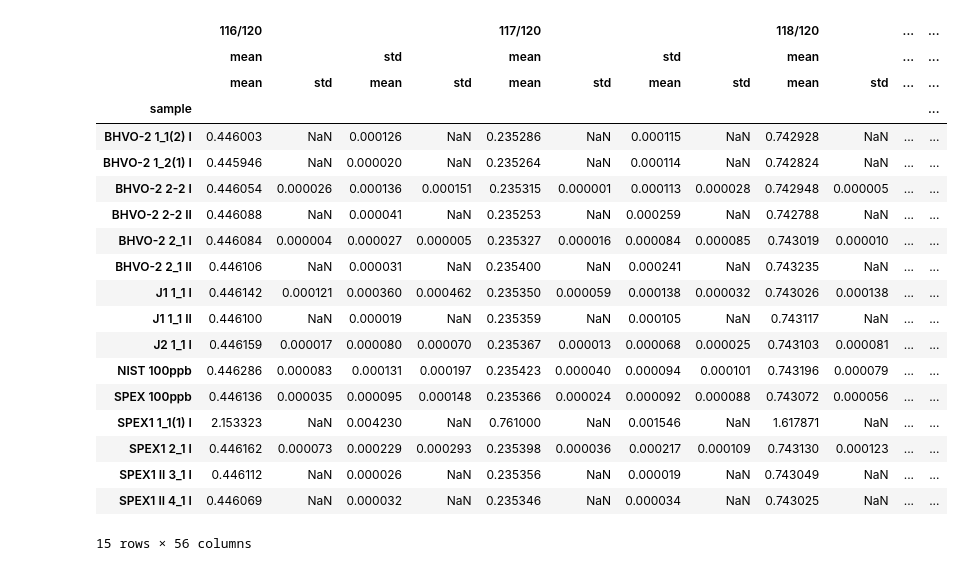
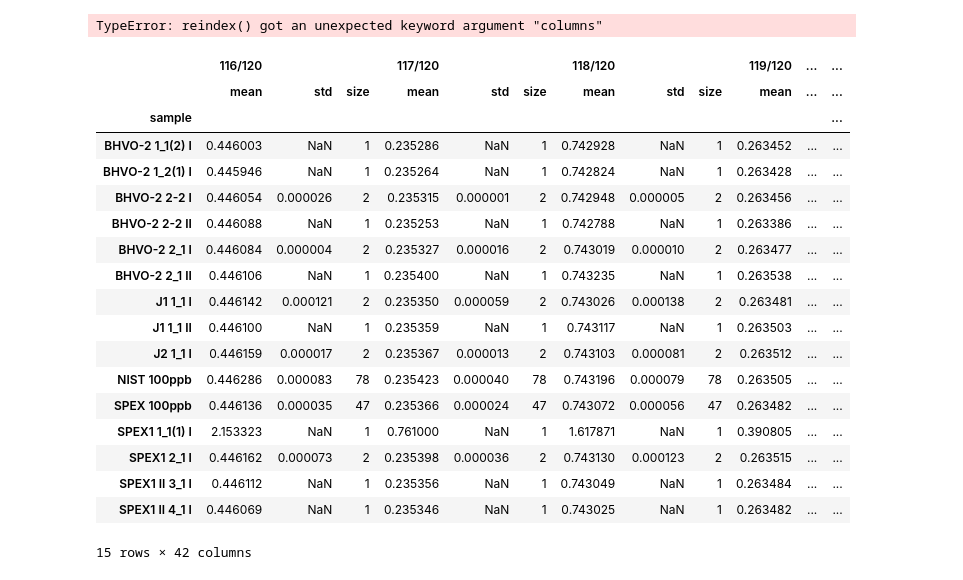
Before and after one commit to Marfster/NU_Plasma, a Jupyter notebook: Nu Plasma Evaluation.ipynb, the cells around one changed output. Drawn from its saved outputs; the diff is of its cells as text; code cells hidden in the pictures.

```diff
--- a/Nu Plasma Evaluation.ipynb
+++ b/Nu Plasma Evaluation.ipynb
@@ -113,6 +134,6 @@ for sample in files_1:
 # %%
 df_external_norm_sub = df_external_norm[df_external_norm["120"] > 10]
-df_external_norm_mean = df_external_norm_sub.groupby(df_external_norm_sub.index).agg([np.mean, np.std])
+df_external_norm_mean = df_external_norm_sub.groupby(df_external_norm_sub.index).agg(np.mean)
 df_external_norm_mean["sample"] = df_external_norm[df_external_norm["cycle"] == 1]["sample"]
-df_external_norm_mean
+df_external_norm_mean.drop("cycle", axis=1)
 # %% [output]
@@ -139,23 +179,33 @@ df_external_norm_mean
+# %%
+def SSB(df):
+    if (df["sample"].shift(1) == df["sample"].shift(-1)):
+        df = ((df / (df.shift(1) + df.shift(-1)))-1)*1000
+    return df
+
+sample = df_external_norm_mean["sample"]
+new = df_external_norm_mean.drop("sample", axis=1)
+new = new.where(sample.shift(1) == sample.shift(-1), 1)
+# %% [output]
+TypeError: reindex() got an unexpected keyword argument "columns"
 # %%
-df_external_norm_mean.groupby("sample").agg([np.mean, np.std])
+df_external_norm_mean.groupby("sample").agg([np.mean, np.std, np.size])
 # %% [output]
-|  | 116/120 |  |  |  | 117/120 |  |  |  | 118/120 |  | ... | ... |
-|  | mean |  | std |  | mean |  | std |  | mean |  | ... | ... |
-|  | mean | std | mean | std | mean | std | mean | std | mean | std | ... | ... |
+|  | 116/120 |  |  | 117/120 |  |  | 118/120 |  |  | 119/120 | ... | ... |
+|  | mean | std | size | mean | std | size | mean | std | size | mean | ... | ... |
 | sample |  |  |  |  |  |  |  |  |  |  |  | ... |
-| BHVO-2 1_1(2) I | 0.446003 | NaN | 0.000126 | NaN | 0.235286 | NaN | 0.000115 | NaN | 0.742928 | NaN | ... | ... |
-| BHVO-2 1_2(1) I | 0.445946 | NaN | 0.000020 | NaN | 0.235264 | NaN | 0.000114 | NaN | 0.742824 | NaN | ... | ... |
-| BHVO-2 2-2 I | 0.446054 | 0.000026 | 0.000136 | 0.000151 | 0.235315 | 0.000001 | 0.000113 | 0.000028 | 0.742948 | 0.000005 | ... | ... |
-| BHVO-2 2-2 II | 0.446088 | NaN | 0.000041 | NaN | 0.235253 | NaN | 0.000259 | NaN | 0.742788 | NaN | ... | ... |
-| BHVO-2 2_1 I | 0.446084 | 0.000004 | 0.000027 | 0.000005 | 0.235327 | 0.000016 | 0.000084 | 0.000085 | 0.743019 | 0.000010 | ... | ... |
-| BHVO-2 2_1 II | 0.446106 | NaN | 0.000031 | NaN | 0.235400 | NaN | 0.000241 | NaN | 0.743235 | NaN | ... | ... |
-| J1 1_1 I | 0.446142 | 0.000121 | 0.000360 | 0.000462 | 0.235350 | 0.000059 | 0.000138 | 0.000032 | 0.743026 | 0.000138 | ... | ... |
-| J1 1_1 II | 0.446100 | NaN | 0.000019 | NaN | 0.235359 | NaN | 0.000105 | NaN | 0.743117 | NaN | ... | ... |
-| J2 1_1 I | 0.446159 | 0.000017 | 0.000080 | 0.000070 | 0.235367 | 0.000013 | 0.000068 | 0.000025 | 0.743103 | 0.000081 | ... | ... |
-| NIST 100ppb | 0.446286 | 0.000083 | 0.000131 | 0.000197 | 0.235423 | 0.000040 | 0.000094 | 0.000101 | 0.743196 | 0.000079 | ... | ... |
-| SPEX 100ppb | 0.446136 | 0.000035 | 0.000095 | 0.000148 | 0.235366 | 0.000024 | 0.000092 | 0.000088 | 0.743072 | 0.000056 | ... | ... |
-| SPEX1 1_1(1) I | 2.153323 | NaN | 0.004230 | NaN | 0.761000 | NaN | 0.001546 | NaN | 1.617871 | NaN | ... | ... |
-| SPEX1 2_1 I | 0.446162 | 0.000073 | 0.000229 | 0.000293 | 0.235398 | 0.000036 | 0.000217 | 0.000109 | 0.743130 | 0.000123 | ... | ... |
-| SPEX1 II 3_1 I | 0.446112 | NaN | 0.000026 | NaN | 0.235356 | NaN | 0.000019 | NaN | 0.743049 | NaN | ... | ... |
-| SPEX1 II 4_1 I | 0.446069 | NaN | 0.000032 | NaN | 0.235346 | NaN | 0.000034 | NaN | 0.743025 | NaN | ... | ... |
+| BHVO-2 1_1(2) I | 0.446003 | NaN | 1 | 0.235286 | NaN | 1 | 0.742928 | NaN | 1 | 0.263452 | ... | ... |
+| BHVO-2 1_2(1) I | 0.445946 | NaN | 1 | 0.235264 | NaN | 1 | 0.742824 | NaN | 1 | 0.263428 | ... | ... |
+| BHVO-2 2-2 I | 0.446054 | 0.000026 | 2 | 0.235315 | 0.000001 | 2 | 0.742948 | 0.000005 | 2 | 0.263456 | ... | ... |
+| BHVO-2 2-2 II | 0.446088 | NaN | 1 | 0.235253 | NaN | 1 | 0.742788 | NaN | 1 | 0.263386 | ... | ... |
+| BHVO-2 2_1 I | 0.446084 | 0.000004 | 2 | 0.235327 | 0.000016 | 2 | 0.743019 | 0.000010 | 2 | 0.263477 | ... | ... |
+| BHVO-2 2_1 II | 0.446106 | NaN | 1 | 0.235400 | NaN | 1 | 0.743235 | NaN | 1 | 0.263538 | ... | ... |
+| J1 1_1 I | 0.446142 | 0.000121 | 2 | 0.235350 | 0.000059 | 2 | 0.743026 | 0.000138 | 2 | 0.263481 | ... | ... |
+| J1 1_1 II | 0.446100 | NaN | 1 | 0.235359 | NaN | 1 | 0.743117 | NaN | 1 | 0.263503 | ... | ... |
+| J2 1_1 I | 0.446159 | 0.000017 | 2 | 0.235367 | 0.000013 | 2 | 0.743103 | 0.000081 | 2 | 0.263512 | ... | ... |
+| NIST 100ppb | 0.446286 | 0.000083 | 78 | 0.235423 | 0.000040 | 78 | 0.743196 | 0.000079 | 78 | 0.263505 | ... | ... |
+| SPEX 100ppb | 0.446136 | 0.000035 | 47 | 0.235366 | 0.000024 | 47 | 0.743072 | 0.000056 | 47 | 0.263482 | ... | ... |
+| SPEX1 1_1(1) I | 2.153323 | NaN | 1 | 0.761000 | NaN | 1 | 1.617871 | NaN | 1 | 0.390805 | ... | ... |
+| SPEX1 2_1 I | 0.446162 | 0.000073 | 2 | 0.235398 | 0.000036 | 2 | 0.743130 | 0.000123 | 2 | 0.263515 | ... | ... |
+| SPEX1 II 3_1 I | 0.446112 | NaN | 1 | 0.235356 | NaN | 1 | 0.743049 | NaN | 1 | 0.263484 | ... | ... |
+| SPEX1 II 4_1 I | 0.446069 | NaN | 1 | 0.235346 | NaN | 1 | 0.743025 | NaN | 1 | 0.263482 | ... | ... |
-15 rows × 56 columns
+15 rows × 42 columns
```
Also changed, not shown: parts of 5 cells of this notebook.
